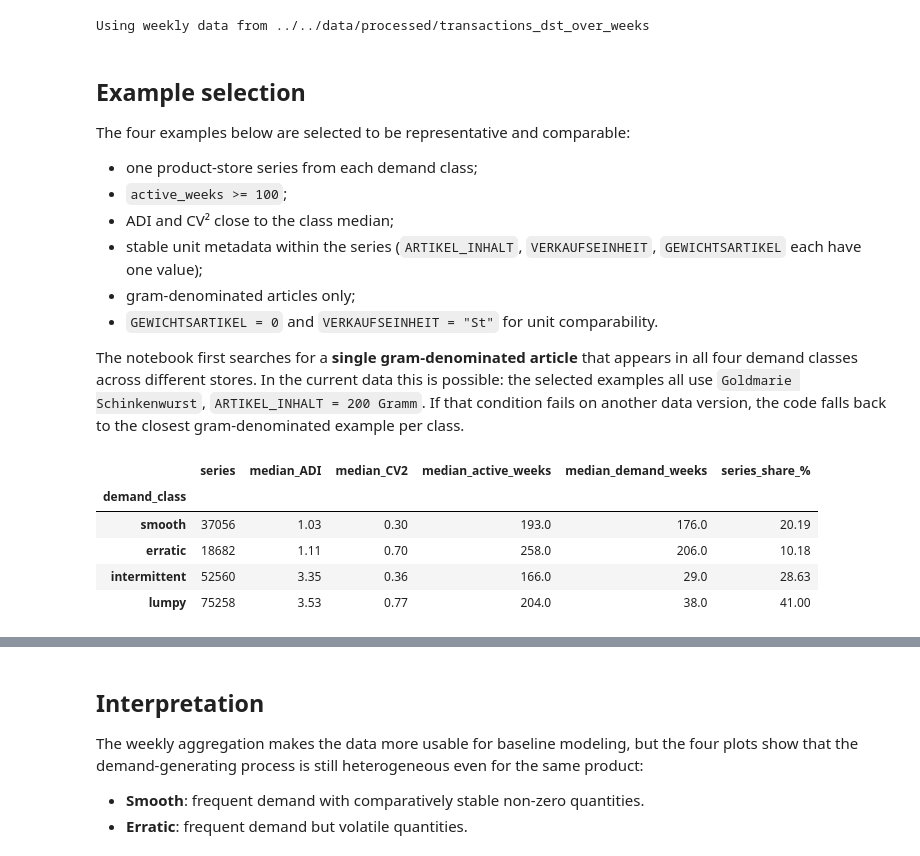
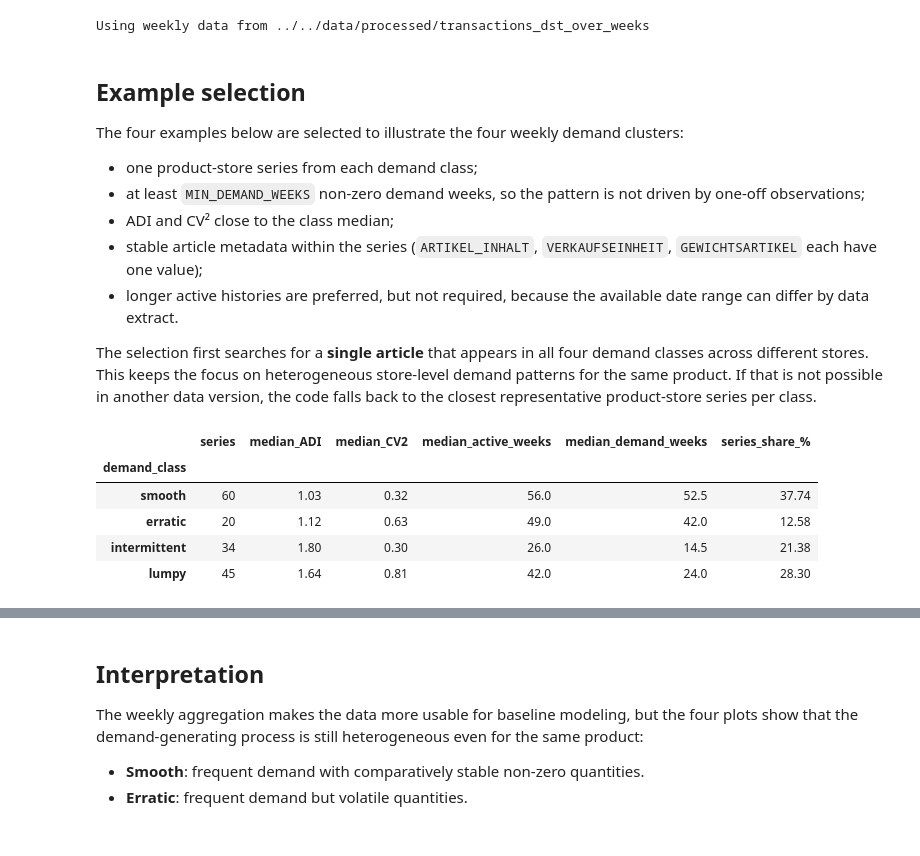
Before and after one commit to vlkkvl/transaktionen_bedientheke, a Jupyter notebook: notebooks/01_data_understanding/01_04_weekly_transactions_heterogenity.ipynb, the cells around one changed output, grey strips where cells are left out. Drawn from its saved outputs; the diff is of its cells as text; code cells hidden in the pictures.

```diff
--- a/notebooks/01_data_understanding/01_04_weekly_transactions_heterogenity.ipynb
+++ b/notebooks/01_data_understanding/01_04_weekly_transactions_heterogenity.ipynb
@@ -40,21 +40,20 @@ Using weekly data from ../../data/processed/transactions_dst_over_weeks
 # %% [markdown]
 ## Example selection
 
-The four examples below are selected to be representative and comparable:
+The four examples below are selected to illustrate the four weekly demand clusters:
 
 - one product-store series from each demand class;
-- `active_weeks >= 100`;
+- at least `MIN_DEMAND_WEEKS` non-zero demand weeks, so the pattern is not driven by one-off observations;
 - ADI and CV² close to the class median;
-- stable unit metadata within the series (`ARTIKEL_INHALT`, `VERKAUFSEINHEIT`, `GEWICHTSARTIKEL` each have one value);
-- gram-denominated articles only;
-- `GEWICHTSARTIKEL = 0` and `VERKAUFSEINHEIT = "St"` for unit comparability.
+- stable article metadata within the series (`ARTIKEL_INHALT`, `VERKAUFSEINHEIT`, `GEWICHTSARTIKEL` each have one value);
+- longer active histories are preferred, but not required, because the available date range can differ by data extract.
 
-The notebook first searches for a **single gram-denominated article** that appears in all four demand classes across different stores. In the current data this is possible: the selected examples all use `Goldmarie Schinkenwurst`, `ARTIKEL_INHALT = 200 Gramm`. If that condition fails on another data version, the code falls back to the closest gram-denominated example per class.
+The selection first searches for a **single article** that appears in all four demand classes across different stores. This keeps the focus on heterogeneous store-level demand patterns for the same product. If that is not possible in another data version, the code falls back to the closest representative product-store series per class.
 # %%
 GROUP_COLS = ["ARTIKEL_ID", "MARKT_ID"]
 DEMAND_COL = "ABVERKAUFTE_MENGE_KG"
 MIN_DEMAND_WEEKS = 10
-MIN_ACTIVE_WEEKS = 100
+PREFERRED_MIN_ACTIVE_WEEKS = 100
 ADI_CUTOFF = 1.32
 CV2_CUTOFF = 0.49
 CLASS_ORDER = ["smooth", "erratic", "intermittent", "lumpy"]
@@ -128,35 +127,35 @@ series_classification = series_metrics.assign(
     demand_class=np.select(conditions, choices, default="unclassified")
 )
 series_classification = series_classification[
     series_classification["demand_class"].isin(CLASS_ORDER)
 ].copy()
 
 class_medians = (
     series_classification
     .groupby("demand_class", observed=True)[["ADI", "CV2"]]
     .median()
     .rename(columns={"ADI": "class_median_ADI", "CV2": "class_median_CV2"})
 )
 
 class_summary = (
     series_classification
     .groupby("demand_class", observed=True)
     .agg(
         series=("ARTIKEL_ID", "size"),
         median_ADI=("ADI", "median"),
         median_CV2=("CV2", "median"),
         median_active_weeks=("active_weeks", "median"),
         median_demand_weeks=("demand_weeks", "median"),
     )
     .reindex(CLASS_ORDER)
 )
 class_summary["series_share_%"] = 100 * class_summary["series"] / class_summary["series"].sum()
 class_summary.round(2)
 # %% [output]
 |  | series | median_ADI | median_CV2 | median_active_weeks | median_demand_weeks | series_share_% |
 | demand_class |  |  |  |  |  |  |
-| smooth | 37056 | 1.03 | 0.30 | 193.0 | 176.0 | 20.19 |
-| erratic | 18682 | 1.11 | 0.70 | 258.0 | 206.0 | 10.18 |
-| intermittent | 52560 | 3.35 | 0.36 | 166.0 | 29.0 | 28.63 |
-| lumpy | 75258 | 3.53 | 0.77 | 204.0 | 38.0 | 41.00 |
+| smooth | 60 | 1.03 | 0.32 | 56.0 | 52.5 | 37.74 |
+| erratic | 20 | 1.12 | 0.63 | 49.0 | 42.0 | 12.58 |
+| intermittent | 34 | 1.80 | 0.30 | 26.0 | 14.5 | 21.38 |
+| lumpy | 45 | 1.64 | 0.81 | 42.0 | 24.0 | 28.30 |
 # %%
```
Also changed, not shown: parts of 3 cells of this notebook, 5 other files.
